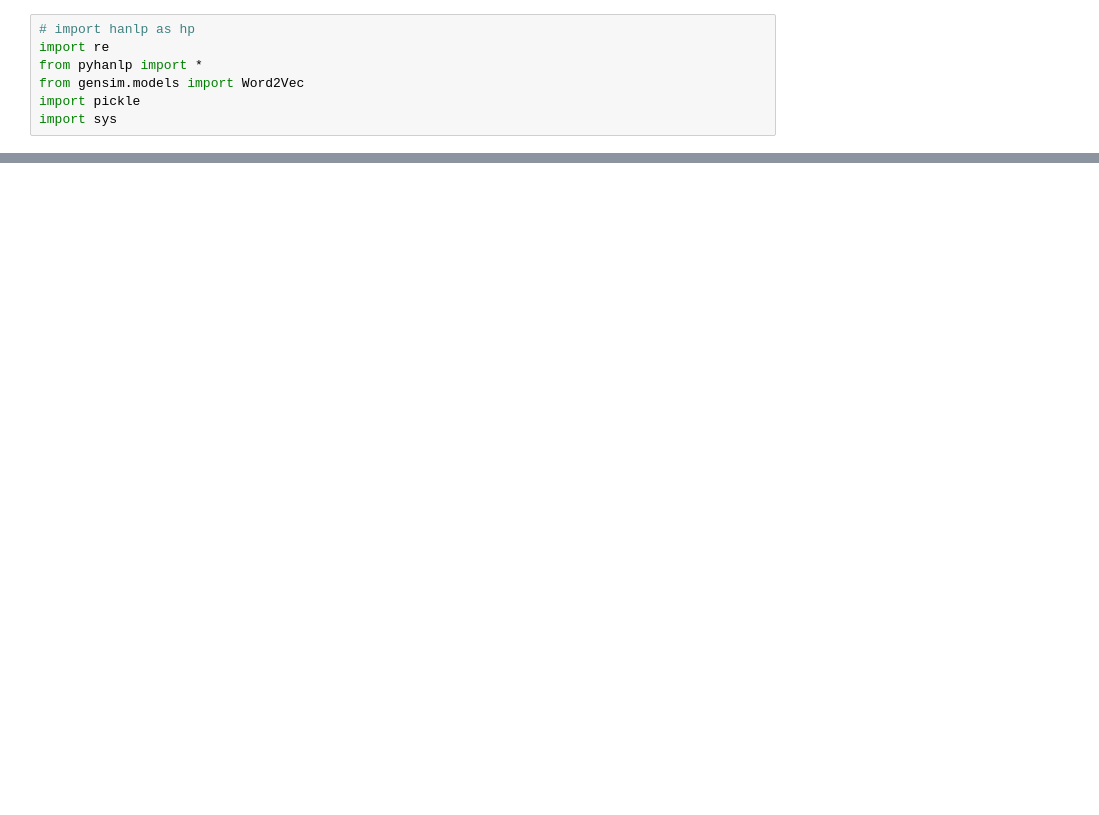
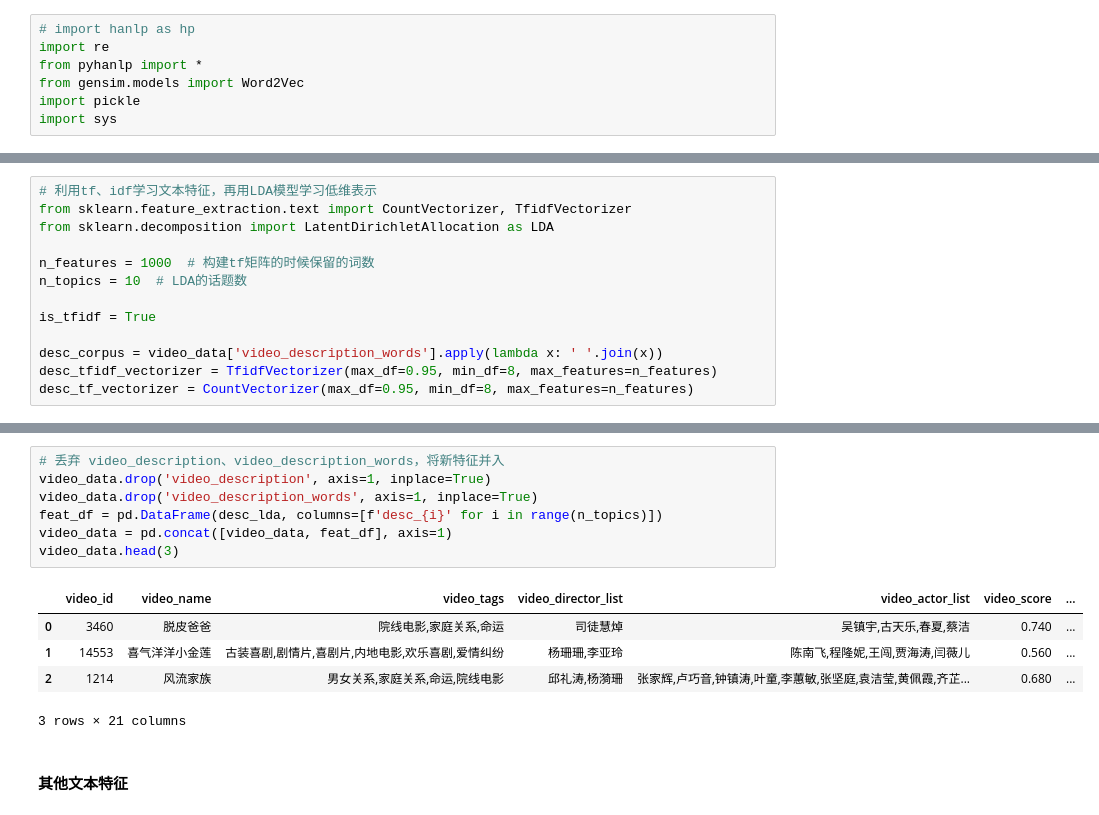
Before and after one commit to GZYZG/2021-digix-recommendation, a Jupyter notebook: explore-data.ipynb, the cells around one changed output, grey strips where cells are left out. Cells and saved outputs as stored; diff of their text form; blank space fills up the shorter version.

```diff
--- a/explore-data.ipynb
+++ b/explore-data.ipynb
@@ -716,0 +740,13 @@ video_data[['video_description', 'video_description_split']].head(3).to_dict(ori
+# %%
+# 利用tf、idf学习文本特征，再用LDA模型学习低维表示
+from sklearn.feature_extraction.text import CountVectorizer, TfidfVectorizer
+from sklearn.decomposition import LatentDirichletAllocation as LDA
+
+n_features = 1000  # 构建tf矩阵的时候保留的词数
+n_topics = 10  # LDA的话题数
+
+is_tfidf = True
+
+desc_corpus = video_data['video_description_words'].apply(lambda x: ' '.join(x))
+desc_tfidf_vectorizer = TfidfVectorizer(max_df=0.95, min_df=8, max_features=n_features)
+desc_tf_vectorizer = CountVectorizer(max_df=0.95, min_df=8, max_features=n_features)
@@ -716,0 +766,15 @@ video_data[['video_description', 'video_description_split']].head(3).to_dict(ori
+# %%
+# 丢弃 video_description、video_description_words，将新特征并入
+video_data.drop('video_description', axis=1, inplace=True)
+video_data.drop('video_description_words', axis=1, inplace=True)
+feat_df = pd.DataFrame(desc_lda, columns=[f'desc_{i}' for i in range(n_topics)])
+video_data = pd.concat([video_data, feat_df], axis=1)
+video_data.head(3)
+# %% [output]
+|  | video_id | video_name | video_tags | video_director_list | video_actor_list | video_score | ... |
+| 0 | 3460 | 脱皮爸爸 | 院线电影,家庭关系,命运 | 司徒慧焯 | 吴镇宇,古天乐,春夏,蔡洁 | 0.740 | ... |
+| 1 | 14553 | 喜气洋洋小金莲 | 古装喜剧,剧情片,喜剧片,内地电影,欢乐喜剧,爱情纠纷 | 杨珊珊,李亚玲 | 陈南飞,程隆妮,王闯,贾海涛,闫薇儿 | 0.560 | ... |
+| 2 | 1214 | 风流家族 | 男女关系,家庭关系,命运,院线电影 | 邱礼涛,杨漪珊 | 张家辉,卢巧音,钟镇涛,叶童,李蕙敏,张坚庭,袁洁莹,黄佩霞,齐芷... | 0.680 | ... |
+3 rows × 21 columns
+# %% [markdown]
+#### 其他文本特征
```
Also changed, not shown: parts of 36 cells of this notebook, 1 other file.
